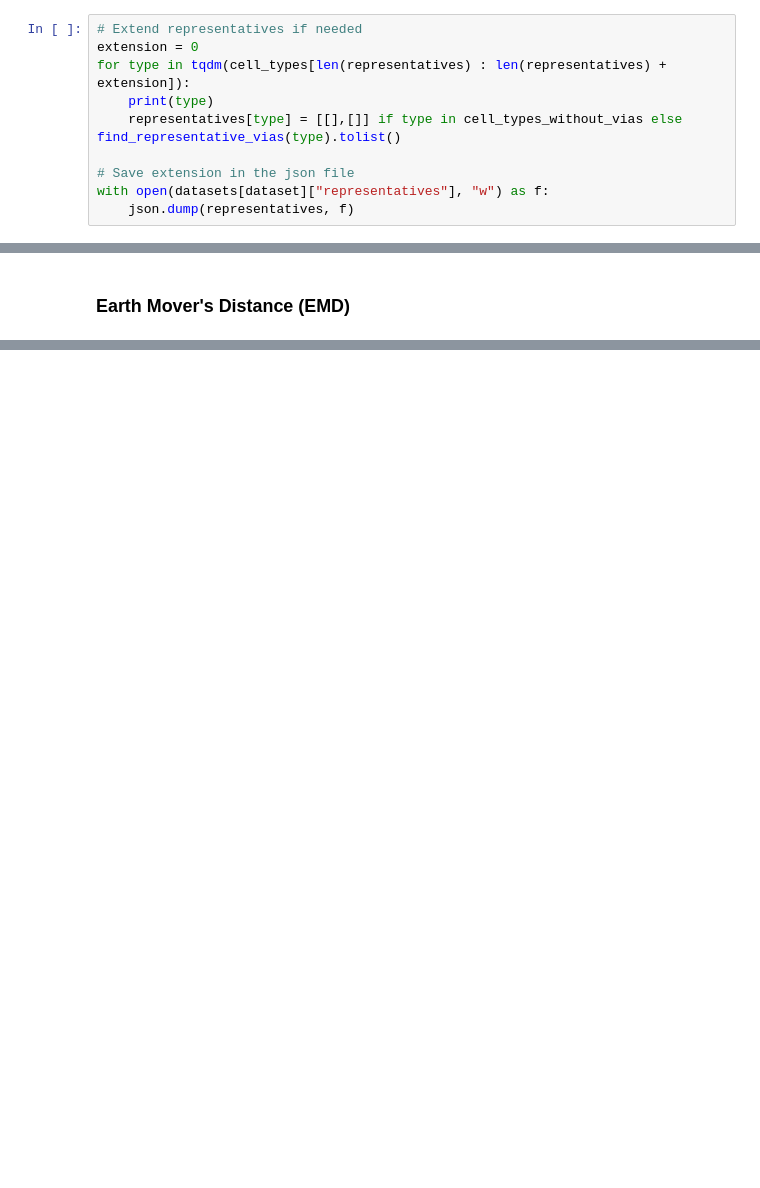
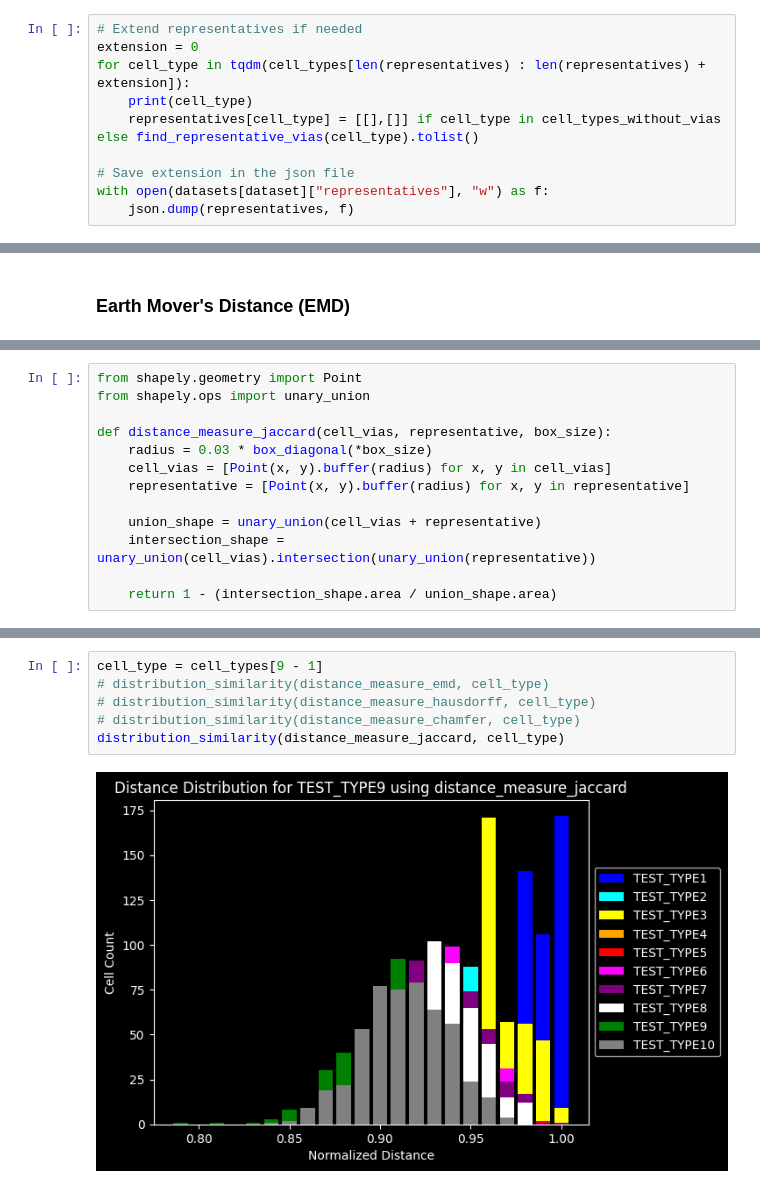
Before and after one commit to Souren-0/Bachelor_Thesis, a Jupyter notebook: Point_Cloud_Identification.ipynb, the cells around one changed output, grey strips where cells are left out. Cells and saved outputs as stored; diff of their text form; blank space fills up the shorter version.

Commit message:
Added distances and distribution similarity

```diff
--- a/Point_Cloud_Identification.ipynb
+++ b/Point_Cloud_Identification.ipynb
@@ -423,9 +425,9 @@ plt.scatter(*zip(*representatives['TEST_TYPE10']), marker='s', s=20, c='green')
 # %%
 # Extend representatives if needed
 extension = 0
-for type in tqdm(cell_types[len(representatives) : len(representatives) + extension]):
-    print(type)
-    representatives[type] = [[],[]] if type in cell_types_without_vias else find_representative_vias(type).tolist()
+for cell_type in tqdm(cell_types[len(representatives) : len(representatives) + extension]):
+    print(cell_type)
+    representatives[cell_type] = [[],[]] if cell_type in cell_types_without_vias else find_representative_vias(cell_type).tolist()
 
 # Save extension in the json file
 with open(datasets[dataset]["representatives"], "w") as f:
@@ -570,0 +635,13 @@ visualize_cells()
+# %%
+from shapely.geometry import Point
+from shapely.ops import unary_union
+
+def distance_measure_jaccard(cell_vias, representative, box_size):
+    radius = 0.03 * box_diagonal(*box_size)
+    cell_vias = [Point(x, y).buffer(radius) for x, y in cell_vias]
+    representative = [Point(x, y).buffer(radius) for x, y in representative]
+
+    union_shape = unary_union(cell_vias + representative)
+    intersection_shape = unary_union(cell_vias).intersection(unary_union(representative))
+
+    return 1 - (intersection_shape.area / union_shape.area)
@@ -570,0 +686,8 @@ visualize_cells()
+# %%
+cell_type = cell_types[9 - 1]
+# distribution_similarity(distance_measure_emd, cell_type)
+# distribution_similarity(distance_measure_hausdorff, cell_type)
+# distribution_similarity(distance_measure_chamfer, cell_type)
+distribution_similarity(distance_measure_jaccard, cell_type)
+# %% [output]
+[figure, added]
```
Also changed, not shown: parts of 24 cells of this notebook.
